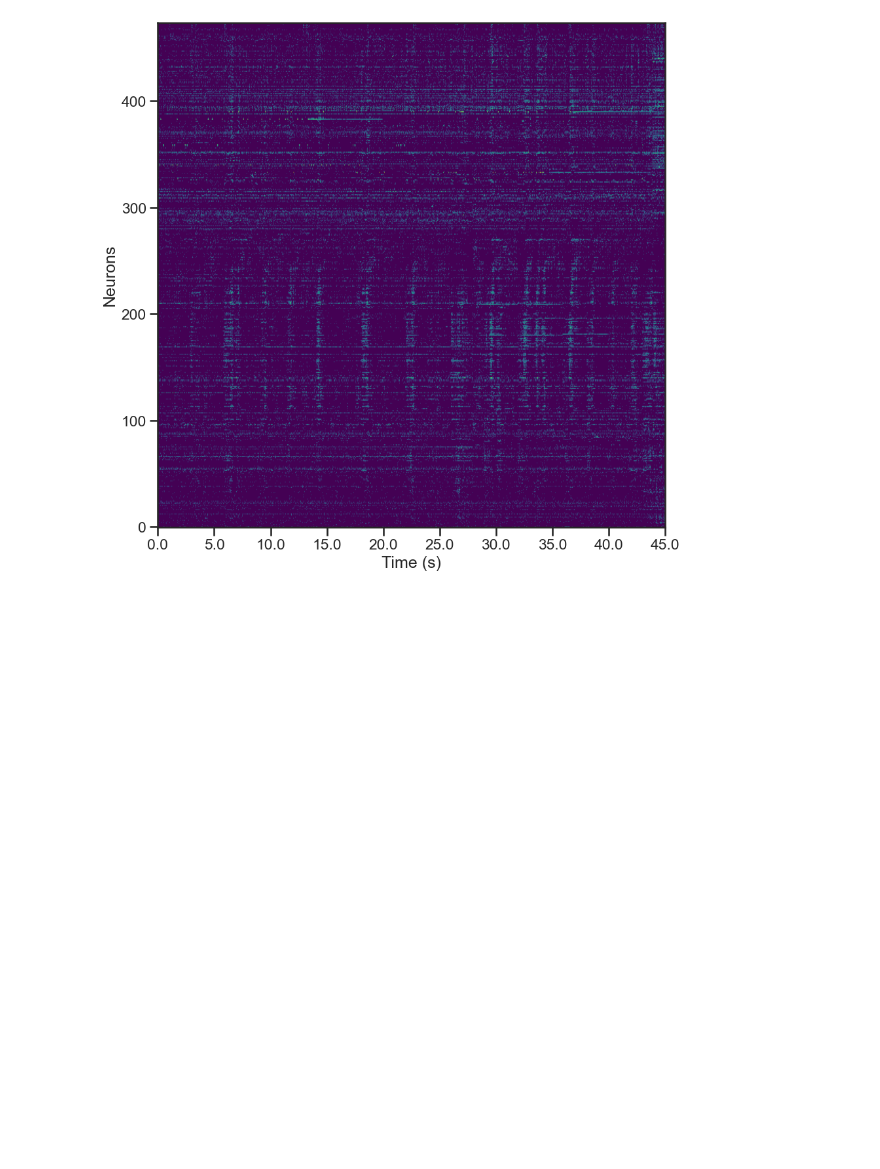
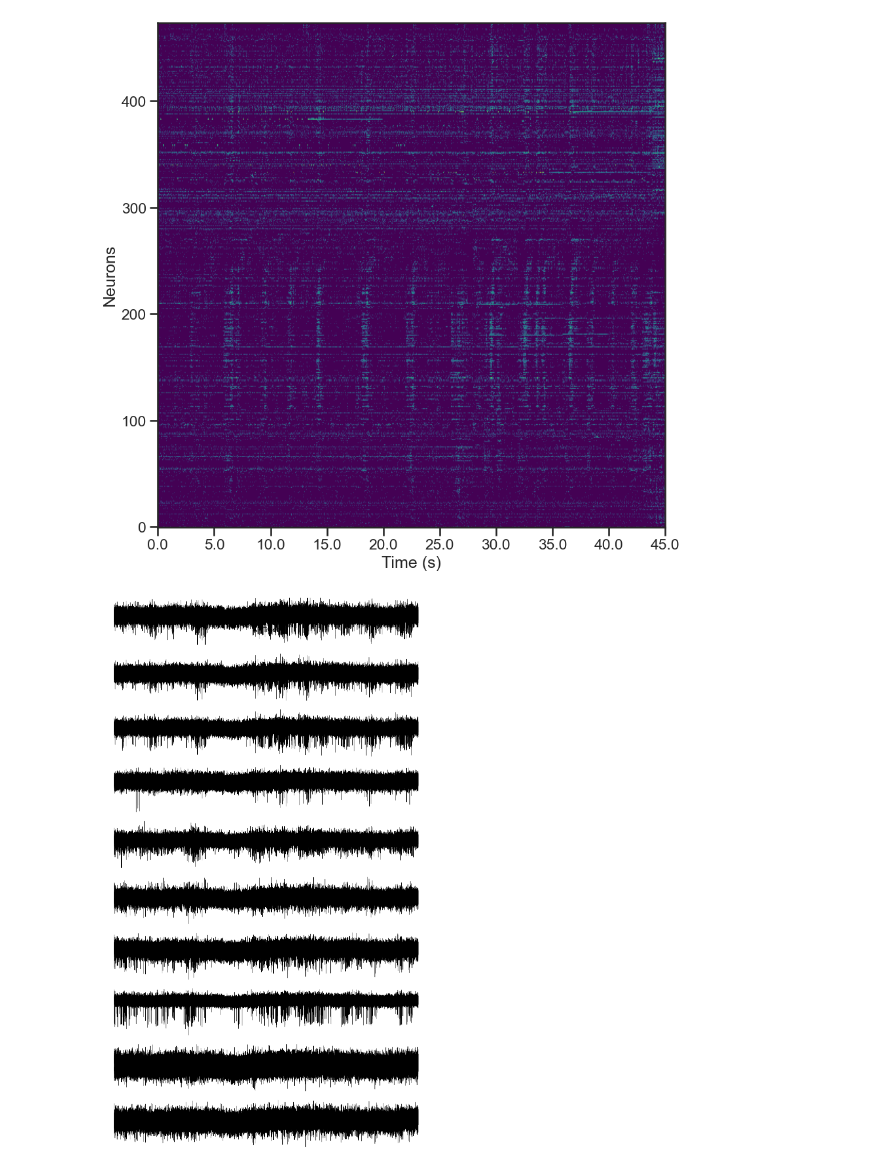
Before and after one commit to martinesparza/earthquake-analysis, a Jupyter notebook: notebooks/M044_2024_12_04_09_30.ipynb, the cells around one changed output. Cells and saved outputs as stored; diff of their text form; code cells hidden in the pictures; blank space fills up the shorter version.

```diff
--- a/notebooks/M044_2024_12_04_09_30.ipynb
+++ b/notebooks/M044_2024_12_04_09_30.ipynb
@@ -169,3 +170,16 @@ with plt.style.context("seaborn-v0_8-bright"):
     plt.show()
 # %% [output]
 [figure]
+# %%
+import numpy as np
+from pathlib import Path
+import spikeinterface.full as si
+
+M050_path = Path('/data/bnd-data/raw/M050/M050_2025_01_17_14_00/M050_2025_01_17_14_00_g0')
+
+raw_rec_ap = si.read_spikeglx(M050_path, stream_name='imec0.ap', load_sync_channel=False)
+raw_rec_lf = si.read_spikeglx(M050_path, stream_name='imec0.lf', load_sync_channel=False)
+# %%
+plot_ap_and_lf_traces(raw_rec_ap, start_time=0.1, duration=20, channels = 10)  # Plot 2 seconds starting at time 0
+# %% [output]
+[figure, added]
```
Also changed, not shown: parts of 2 cells of this notebook, 5 other files.
